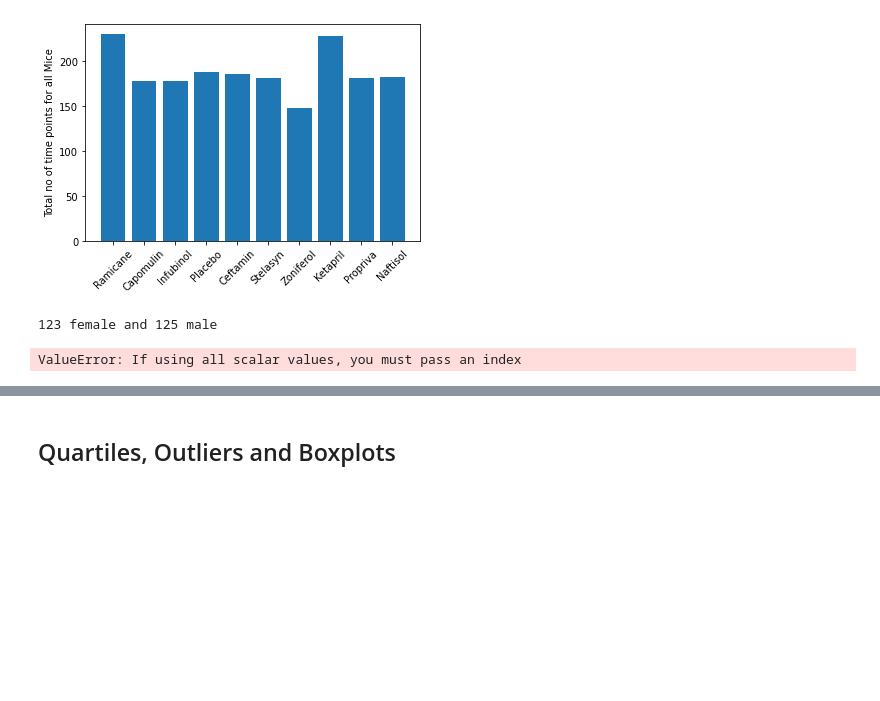
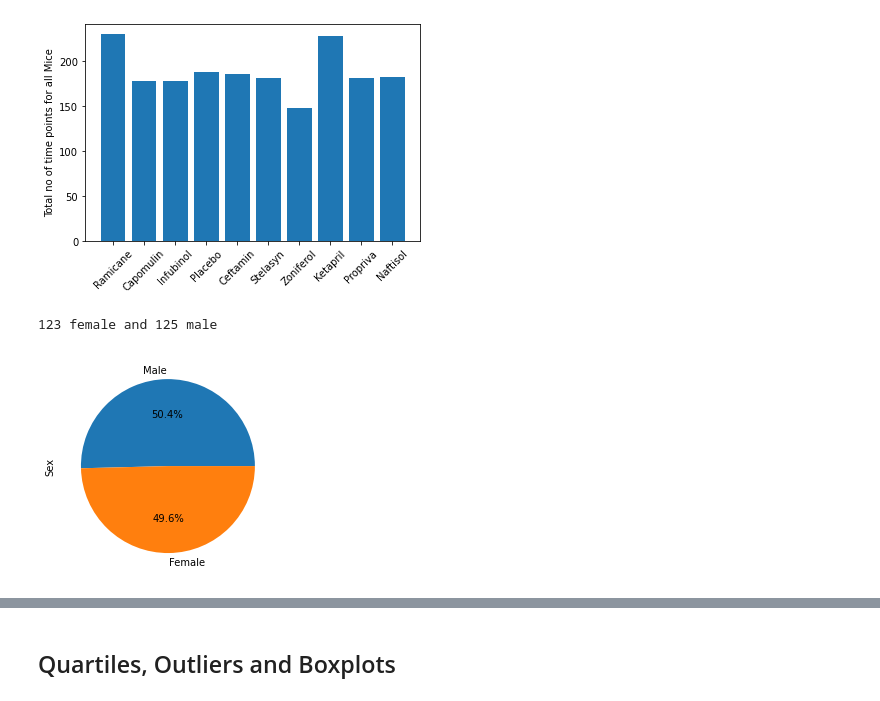
Before and after one commit to bhubh/matplotlib_challenge, a Jupyter notebook: Pymaceuticals/pymaceuticals.ipynb, the cells around one changed output, grey strips where cells are left out. Cells and saved outputs as stored; diff of their text form; code cells hidden in the pictures; blank space fills up the shorter version.

```diff
--- a/Pymaceuticals/pymaceuticals.ipynb
+++ b/Pymaceuticals/pymaceuticals.ipynb
@@ -205,16 +205,16 @@ plt.xticks(rotation = "45")
 # %%
 # Generate a pie plot showing the distribution of female versus male mice using Pandas
 
 mice_male = clean_df[clean_df["Sex"] =="Male"]["Mouse ID"].unique()
 mice_female = clean_df[clean_df["Sex"] =="Female"]["Mouse ID"].unique()
 female = len(mice_female)
 male  = len(mice_male)
-print(f"{female} female and {male} male")
-sex = pd.DataFrame({"Male":125, "Female":123})
-
-#fig = sex.plot.pie(sex)
+#print(f"{female} female and {male} male")
+sex = pd.DataFrame({"Sex":[125,123]})
+sex
+fig = sex.plot(kind = "pie", y = "Sex", labels = ["Male", "Female"],autopct='%1.1f%%', legend = False)
 # %% [output]
 123 female and 125 male
-ValueError: If using all scalar values, you must pass an index
+[figure, added]
 # %%
 # Generate a pie plot showing the distribution of female versus male mice using pyplot
```
Also changed, not shown: parts of 1 cell of this notebook.
